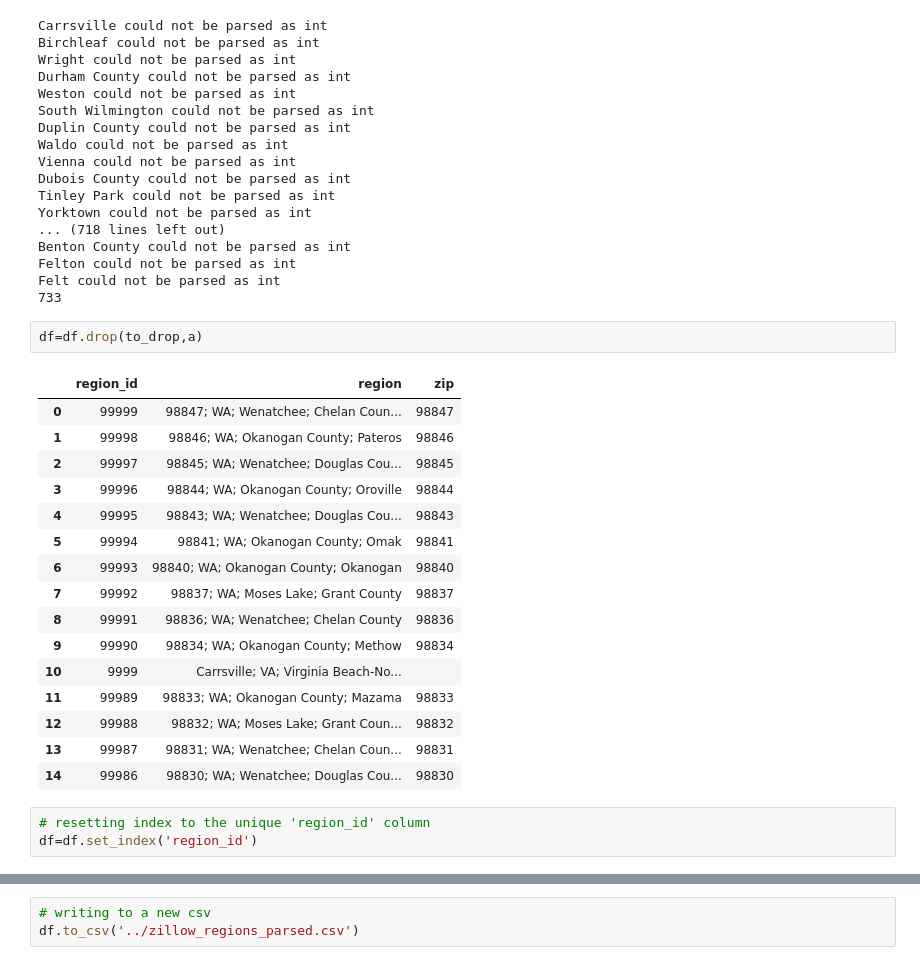
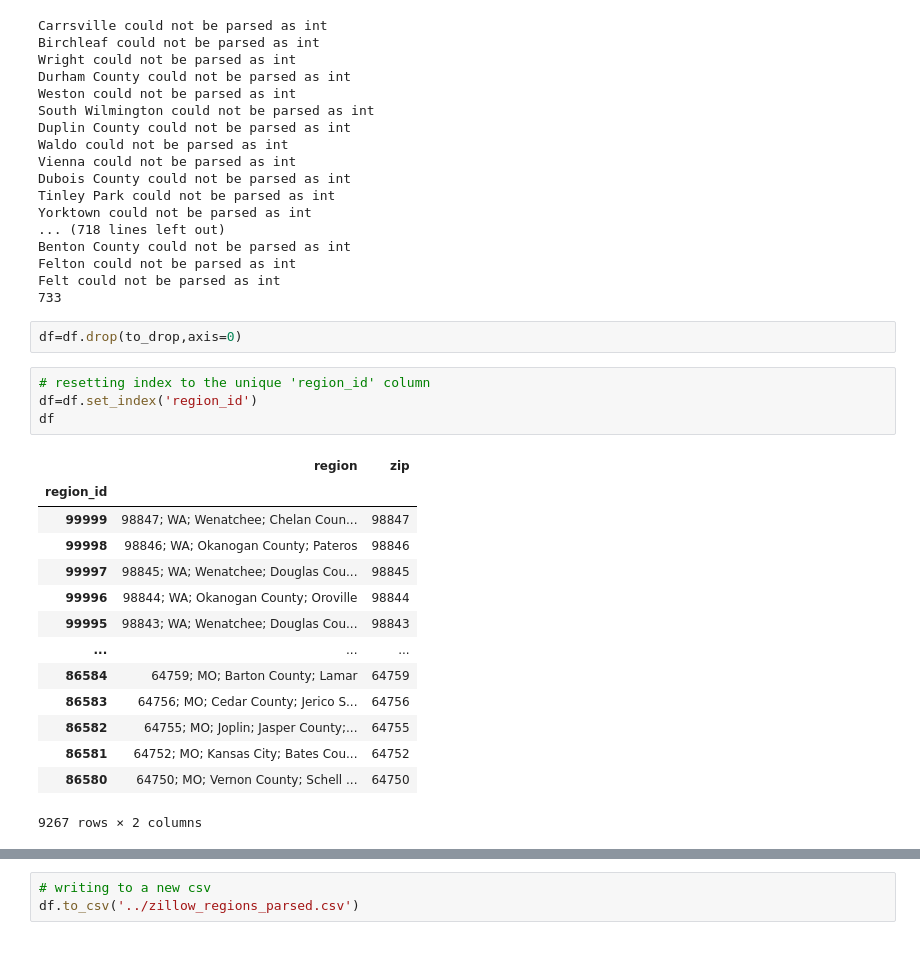
Before and after one commit to ChichoTV/predictive-housing, a Jupyter notebook: jupyter/zillow_regions.ipynb, the cells around one changed output, grey strips where cells are left out. Cells and saved outputs as stored; diff of their text form.

```diff
--- a/jupyter/zillow_regions.ipynb
+++ b/jupyter/zillow_regions.ipynb
@@ -73,24 +73,23 @@ Felton could not be parsed as int
 Felt could not be parsed as int
 733
 # %%
-df=df.drop(to_drop,a)
+df=df.drop(to_drop,axis=0)
-# %% [output]
-|  | region_id | region | zip |
-| 0 | 99999 | 98847; WA; Wenatchee; Chelan Coun... | 98847 |
-| 1 | 99998 | 98846; WA; Okanogan County; Pateros | 98846 |
-| 2 | 99997 | 98845; WA; Wenatchee; Douglas Cou... | 98845 |
-| 3 | 99996 | 98844; WA; Okanogan County; Oroville | 98844 |
-| 4 | 99995 | 98843; WA; Wenatchee; Douglas Cou... | 98843 |
-| 5 | 99994 | 98841; WA; Okanogan County; Omak | 98841 |
-| 6 | 99993 | 98840; WA; Okanogan County; Okanogan | 98840 |
-| 7 | 99992 | 98837; WA; Moses Lake; Grant County | 98837 |
-| 8 | 99991 | 98836; WA; Wenatchee; Chelan County | 98836 |
-| 9 | 99990 | 98834; WA; Okanogan County; Methow | 98834 |
-| 10 | 9999 | Carrsville; VA; Virginia Beach-No... |  |
-| 11 | 99989 | 98833; WA; Okanogan County; Mazama | 98833 |
-| 12 | 99988 | 98832; WA; Moses Lake; Grant Coun... | 98832 |
-| 13 | 99987 | 98831; WA; Wenatchee; Chelan Coun... | 98831 |
-| 14 | 99986 | 98830; WA; Wenatchee; Douglas Cou... | 98830 |
 # %%
 # resetting index to the unique 'region_id' column
 df=df.set_index('region_id')
+df
+# %% [output]
+|  | region | zip |
+| region_id |  |  |
+| 99999 | 98847; WA; Wenatchee; Chelan Coun... | 98847 |
+| 99998 | 98846; WA; Okanogan County; Pateros | 98846 |
+| 99997 | 98845; WA; Wenatchee; Douglas Cou... | 98845 |
+| 99996 | 98844; WA; Okanogan County; Oroville | 98844 |
+| 99995 | 98843; WA; Wenatchee; Douglas Cou... | 98843 |
+| ... | ... | ... |
+| 86584 | 64759; MO; Barton County; Lamar | 64759 |
+| 86583 | 64756; MO; Cedar County; Jerico S... | 64756 |
+| 86582 | 64755; MO; Joplin; Jasper County;... | 64755 |
+| 86581 | 64752; MO; Kansas City; Bates Cou... | 64752 |
+| 86580 | 64750; MO; Vernon County; Schell ... | 64750 |
+9267 rows × 2 columns
```
Also changed, not shown: parts of 1 cell of this notebook.
